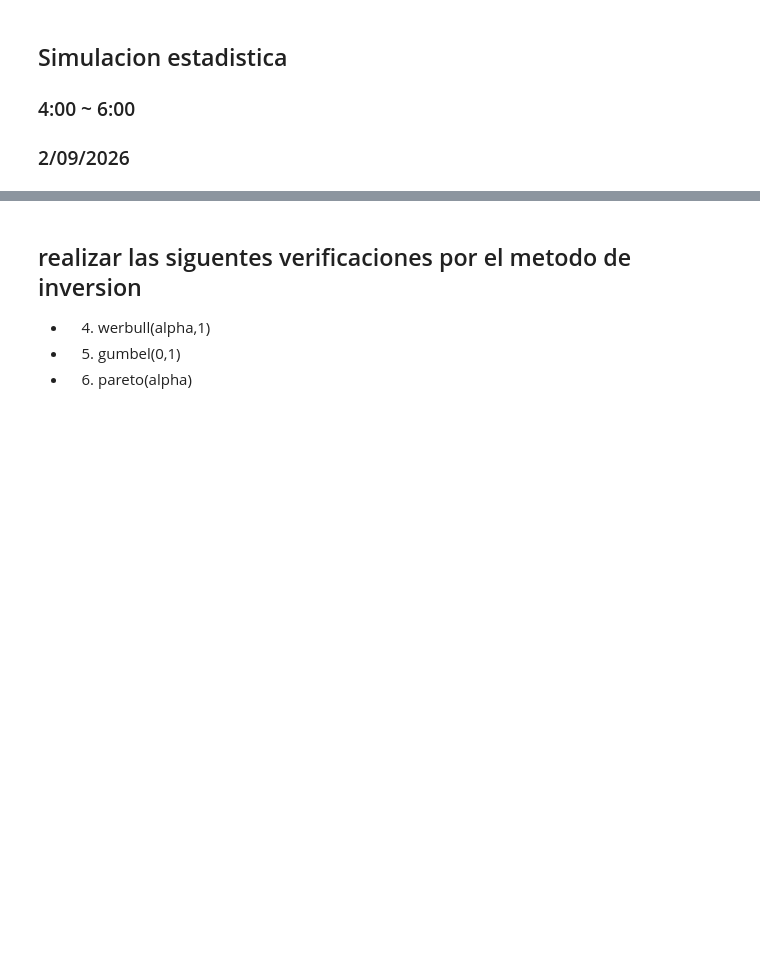
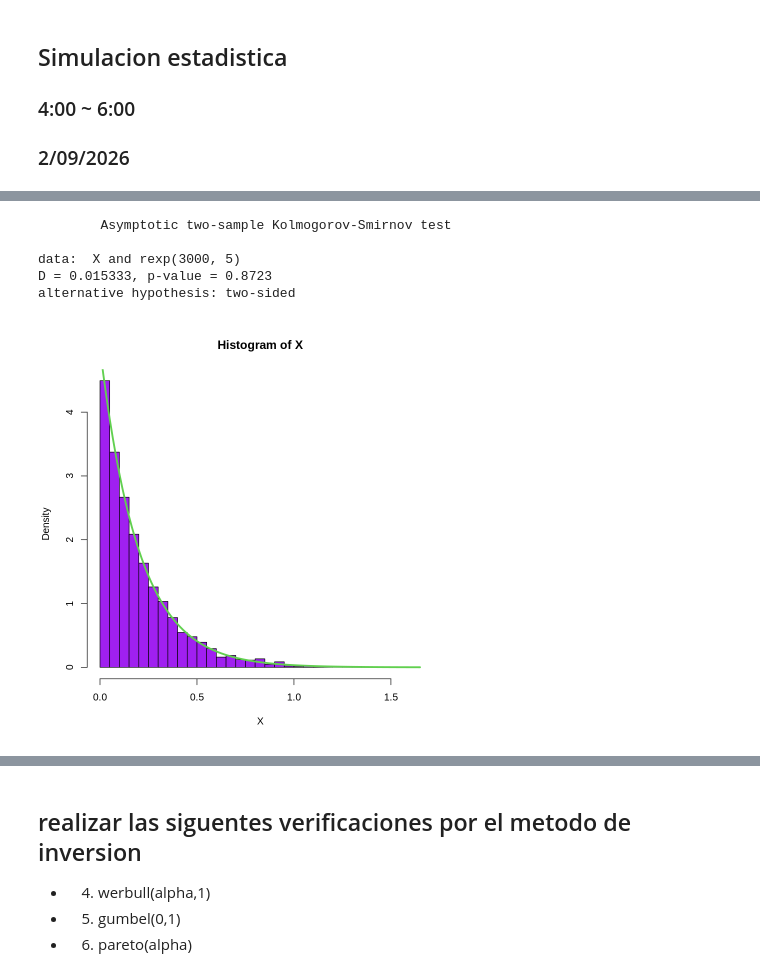
Before and after one commit to Nicolas-Bernal/Simulacion-Estadistica, a Jupyter notebook: Primer Corte/02_Generacion_de_variables_aletorias.ipynb, the cells around one changed output, grey strips where cells are left out. Saved outputs shown, nothing was run; the diff lists cells and outputs as text; code cells hidden in the pictures; blank space fills up the shorter version.

```diff
--- a/Primer Corte/02_Generacion_de_variables_aletorias.ipynb
+++ b/Primer Corte/02_Generacion_de_variables_aletorias.ipynb
@@ -86,15 +174,19 @@ Metodo de inversion
 # %%
-
-
 genereexp = function(nsim,lambda){
   U = runif(nsim)
   X = log(U)/-lambda
   return(X)
 }
 
 X = genereexp(nsim = 3000,lambda = 5)
-windows()
+
 hist(X,freq = FALSE,breaks = "FD",col = "purple")
 curve(dexp(x,5),add = TRUE,col = 3, lwd = 3)
-
 ks.test(X,rexp(3000,5))
+# %% [output]
+        Asymptotic two-sample Kolmogorov-Smirnov test
+
+data:  X and rexp(3000, 5)
+D = 0.015333, p-value = 0.8723
+alternative hypothesis: two-sided
+[figure, added]
```
Also changed, not shown: parts of 13 cells of this notebook.
